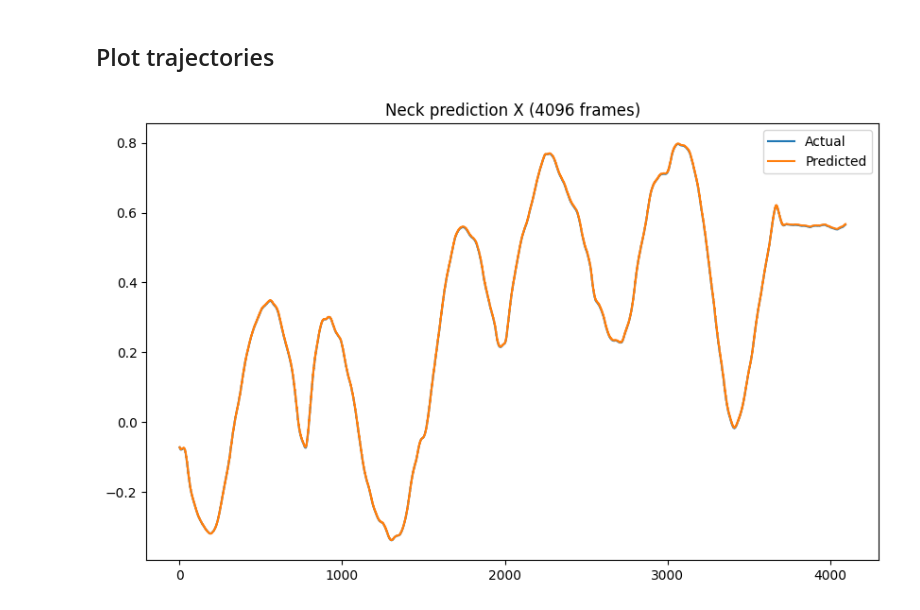
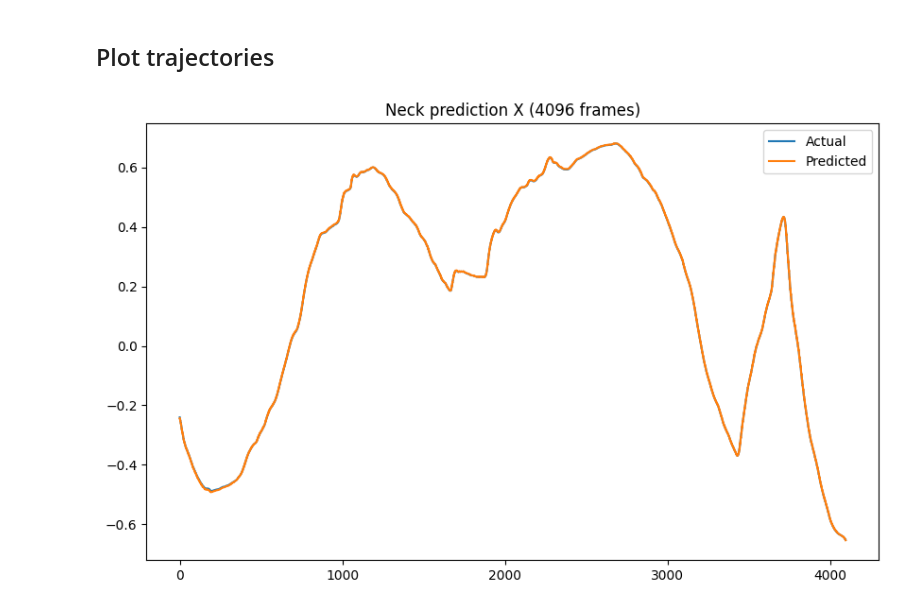
Before and after one commit to aria-lab-code/vr-exoskeleton, a Jupyter notebook: notebooks/evaluate.ipynb, the cells around one changed output. Cells and saved outputs as stored; diff of their text form; code cells hidden in the pictures.

```diff
--- a/notebooks/evaluate.ipynb
+++ b/notebooks/evaluate.ipynb
@@ -19,7 +19,7 @@ window_size = 3
 stamp = 1717450374
 
 users, X, Y, Y_hat = (np.load(f'eval_{stamp:d}_{suffix}.npy')
-                      for suffix in ('users', 'input', 'head_actual', 'head_predicted'))
+                      for suffix in ['users', 'input', 'head_actual', 'head_predicted'])
 print(users)
 X.shape, Y.shape, Y_hat.shape
 # %% [output]
@@ -83,18 +83,19 @@ array([[-0.07155207,  0.26948676,  0.9627413 ],
 # %%
 # steps = Y.shape[0]
 steps = 2 ** 12
+offset = 10801 * 41
 # %%
 def plot_actual_predicted(y, y_hat, title=None):
     fig = plt.figure(figsize=(10, 6))
     plt.plot(y, label='Actual')
     plt.plot(y_hat, label='Predicted')
     if title is not None:
         plt.title(title)
     plt.legend()
     plt.show()
 
 
-plot_actual_predicted(Y[:steps, 0], Y_hat[:steps, 0], title=f'Neck prediction X ({steps:d} frames)')
+plot_actual_predicted(Y[offset:offset + steps, 0], Y_hat[offset:offset + steps, 0], title=f'Neck prediction X ({steps:d} frames)')
 # %% [output]
-[figure, old version]
+[figure, new version]
 # %%
```
Also changed, not shown: parts of 2 cells of this notebook, 5 other files.
